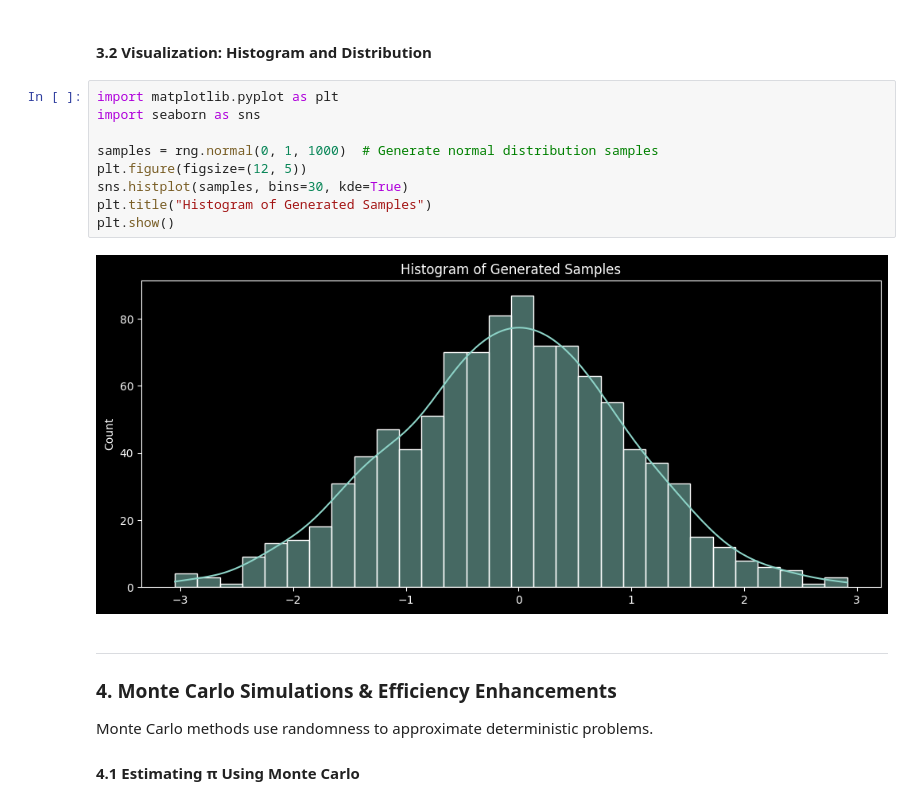
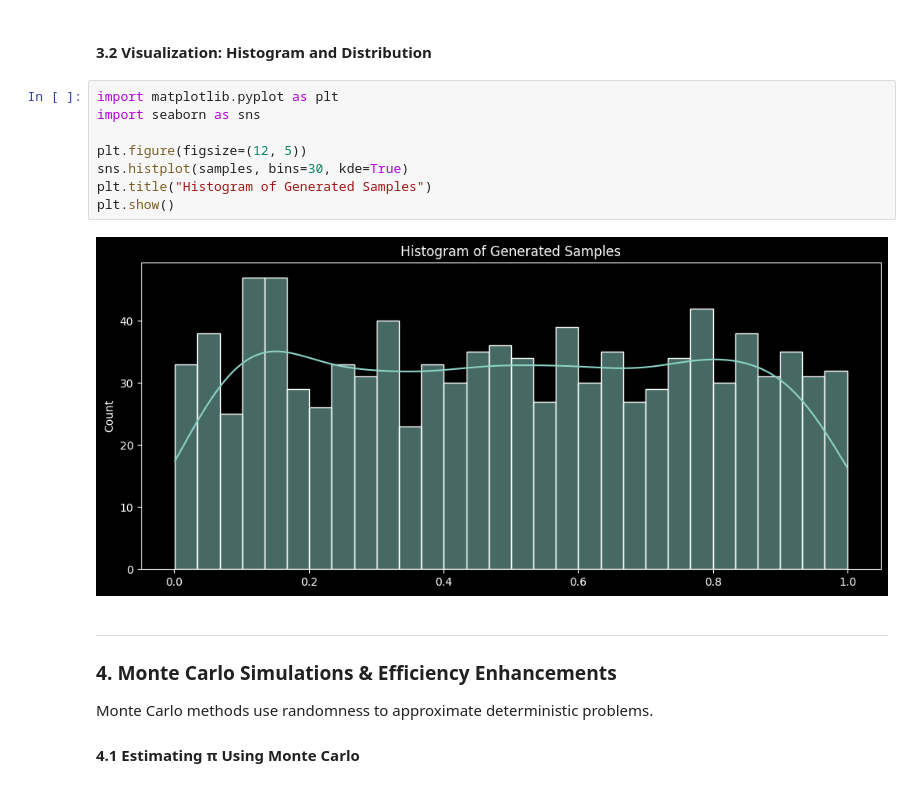
Before and after one commit to julihocc/itesm-ma2008b-notes, a Jupyter notebook: module-01/complementary/m0101.ipynb, the cells around one changed output. Saved outputs shown, nothing was run; the diff lists cells and outputs as text.

```diff
--- a/module-01/complementary/m0101.ipynb
+++ b/module-01/complementary/m0101.ipynb
@@ -58,14 +58,13 @@ KS Test Statistic: 0.023093132123466364, P-value: 0.6516710583520398
 # %%
 import matplotlib.pyplot as plt
 import seaborn as sns
 
-samples = rng.normal(0, 1, 1000)  # Generate normal distribution samples
 plt.figure(figsize=(12, 5))
 sns.histplot(samples, bins=30, kde=True)
 plt.title("Histogram of Generated Samples")
 plt.show()
 # %% [output]
-[figure, old version]
+[figure, new version]
 # %% [markdown]
 ---
 
```
Also changed, not shown: parts of 4 cells of this notebook, 1 other file.
